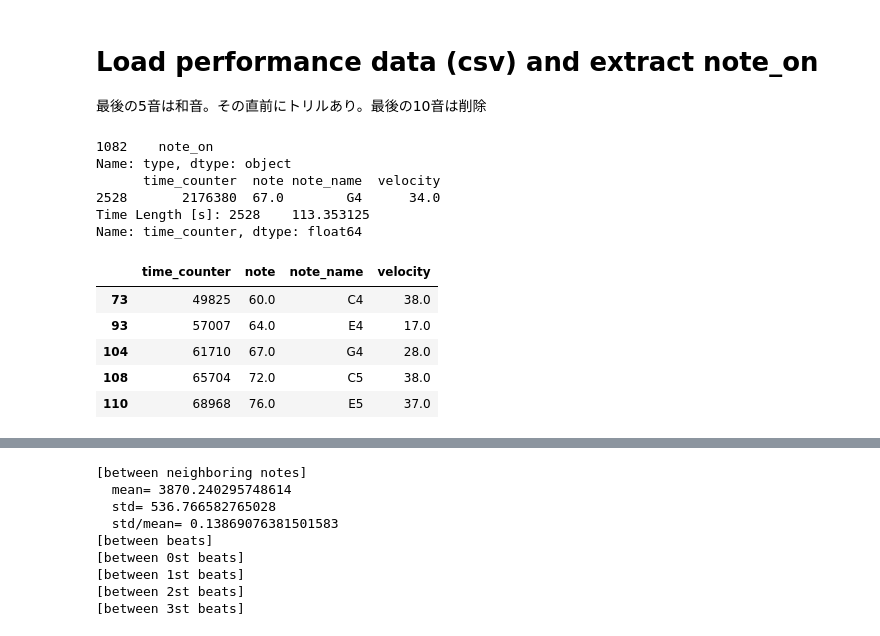
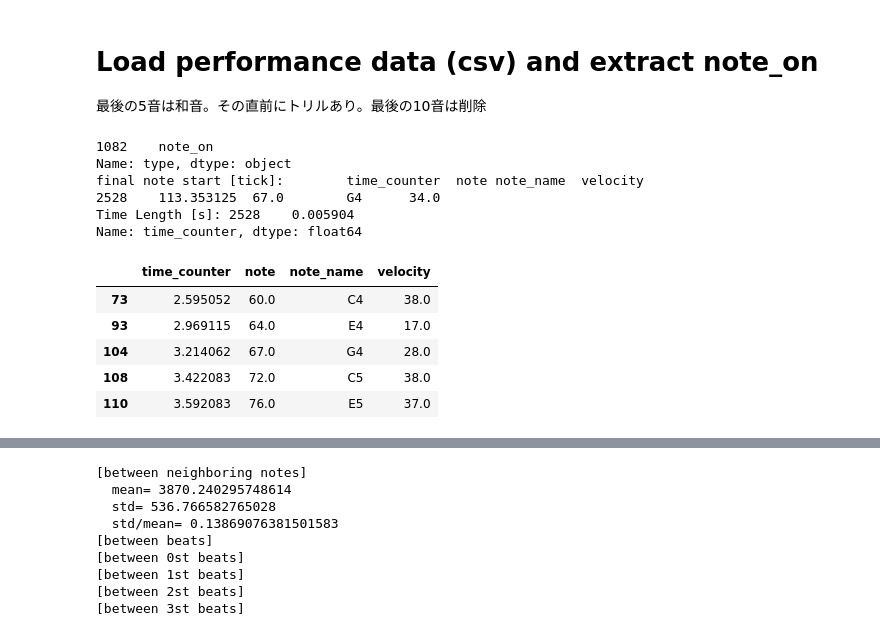
Before and after one commit to jnishii/midi-roll, a Jupyter notebook: midi_analysis.ipynb, the cells around one changed output, grey strips where cells are left out. Cells and saved outputs as stored; diff of their text form; code cells hidden in the pictures.

```diff
--- a/midi_analysis.ipynb
+++ b/midi_analysis.ipynb
@@ -51,38 +51,40 @@ piece.measures(32,35).show()
 # %%
 path="outputs/"
 #target="bac-inv001-o-p1.csv"
 target="bac-wtc101-p-a-p1.csv"
 df=pd.read_csv(path+target)
 
 # note_onでvelocityが0になっているものはnote_offにする。
 print(df[(df["type"] == "note_on") & (df["velocity"] == 0)]['type'])
 df.loc[ (df["type"] == "note_on") & (df["velocity"] == 0), 'type'] = 'note_off'
 
 # extract note_on
 note_on=df[df['type']=='note_on'][['time_counter','note','note_name','velocity']]
+note_on['time_counter']=note_on['time_counter']/ticks_per_sec
+
 print("final note start [tick]: ", note_on[-1:])
 print("Time Length [s]:", note_on[-1:]['time_counter']/ticks_per_sec)
 
 #最後の5音は和音。その直前にトリルあり。最後の9音は削除必要
 #また，最後の2小節はritなので，削除
 #最後の小節の音数:5
 #最後から2番目の小節の音数:18
 #最後から3番目の小節までは音数:16
 
-#note_on=note_on[:-55]
+note_on=note_on[:-55]
 
 #note_on=note_on.reindex(index=range(len(note_on)))
 display(note_on[:5])
 # %% [output]
 1082    note_on
 Name: type, dtype: object
-      time_counter  note note_name  velocity
-2528       2176380  67.0        G4      34.0
-Time Length [s]: 2528    113.353125
+final note start [tick]:        time_counter  note note_name  velocity
+2528    113.353125  67.0        G4      34.0
+Time Length [s]: 2528    0.005904
 Name: time_counter, dtype: float64
 |  | time_counter | note | note_name | velocity |
-| 73 | 49825 | 60.0 | C4 | 38.0 |
-| 93 | 57007 | 64.0 | E4 | 17.0 |
-| 104 | 61710 | 67.0 | G4 | 28.0 |
-| 108 | 65704 | 72.0 | C5 | 38.0 |
-| 110 | 68968 | 76.0 | E5 | 37.0 |
+| 73 | 2.595052 | 60.0 | C4 | 38.0 |
+| 93 | 2.969115 | 64.0 | E4 | 17.0 |
+| 104 | 3.214062 | 67.0 | G4 | 28.0 |
+| 108 | 3.422083 | 72.0 | C5 | 38.0 |
+| 110 | 3.592083 | 76.0 | E5 | 37.0 |
```
Also changed, not shown: parts of 13 cells of this notebook.
